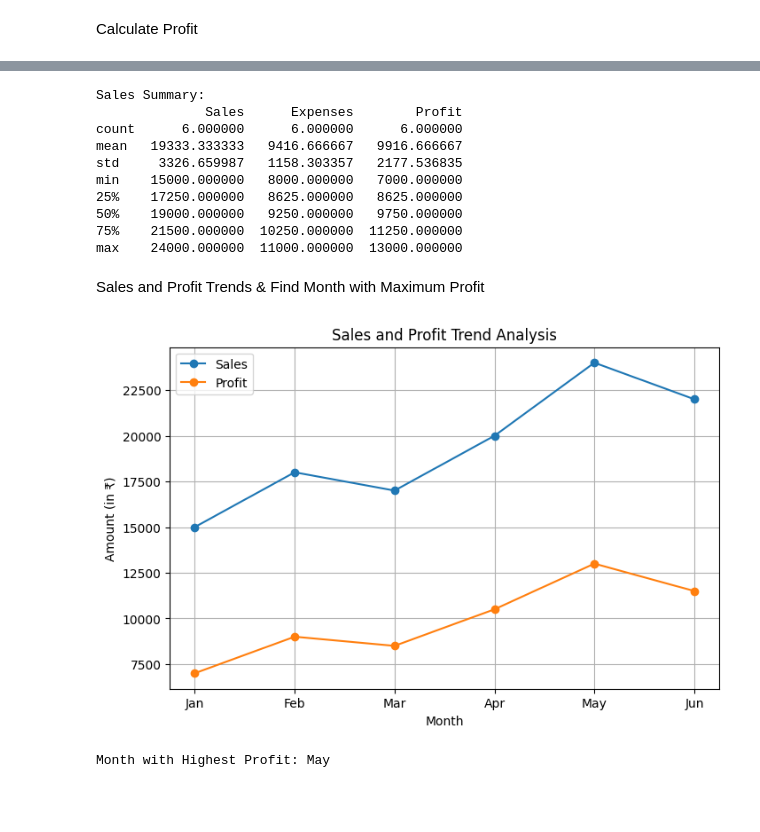
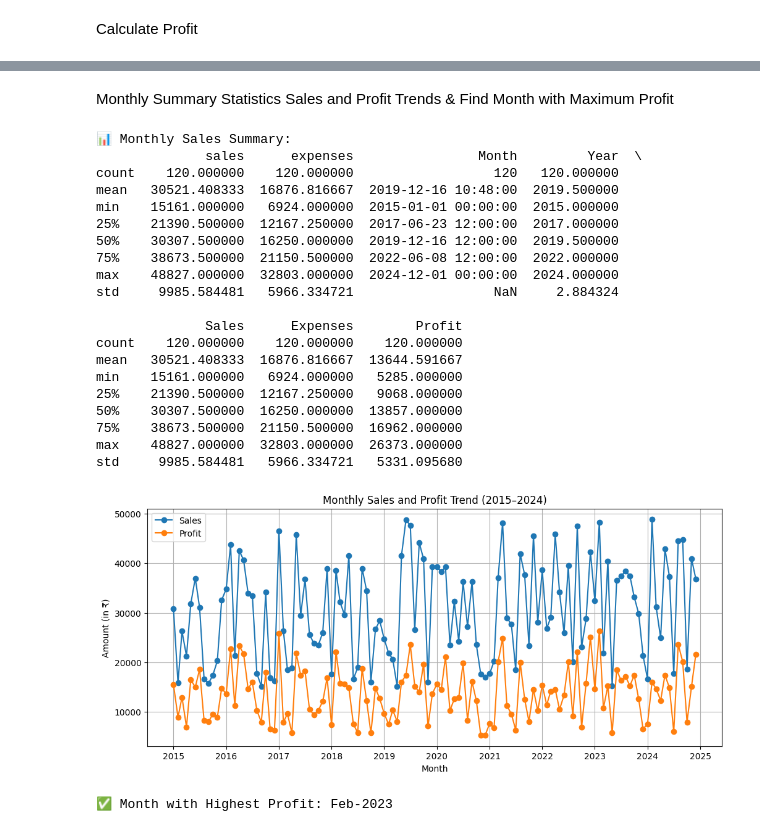
Before and after one commit to jesinthkal/Projects, a Jupyter notebook: Sales_Data_Analysis.ipynb, the cells around one changed output, grey strips where cells are left out. Cells and saved outputs as stored; diff of their text form; code cells hidden in the pictures; blank space fills up the shorter version.

```diff
--- a/Sales_Data_Analysis.ipynb
+++ b/Sales_Data_Analysis.ipynb
@@ -17,0 +8,3 @@ df = pd.DataFrame(data)
+# %%
+url = "https://raw.githubusercontent.com/jesinthkal/bi-analytics-data/refs/heads/main/sales_data_10years.csv"
+df = pd.read_csv(url)
@@ -17,0 +13,22 @@ df = pd.DataFrame(data)
+# %%
+df.columns = df.columns.str.strip().str.lower()
+print("Detected Columns:", df.columns.tolist())
+
+month_col = None
+for col in df.columns:
+    if "month" in col:
+        month_col = col
+        break
+if month_col is None:
+    month_col = df.columns[0]  # fallback: first column
+
+# ✅ Convert Month column to datetime
+df['Month'] = pd.to_datetime(df[month_col], errors='coerce')
+
+# Extract Year + Month Name
+df['Year'] = df['Month'].dt.year
+df['Month_Name'] = df['Month'].dt.strftime('%b')
+
+# Ensure numeric
+df['Sales'] = pd.to_numeric(df['sales'], errors='coerce')
+df['Expenses'] = pd.to_numeric(df['expenses'], errors='coerce')
@@ -24,35 +41,43 @@ To Summary Statistics
-# %%
-
-print("Sales Summary:")
-print(df.describe())
-# %% [output]
-Sales Summary:
-              Sales      Expenses        Profit
-count      6.000000      6.000000      6.000000
-mean   19333.333333   9416.666667   9916.666667
-std     3326.659987   1158.303357   2177.536835
-min    15000.000000   8000.000000   7000.000000
-25%    17250.000000   8625.000000   8625.000000
-50%    19000.000000   9250.000000   9750.000000
-75%    21500.000000  10250.000000  11250.000000
-max    24000.000000  11000.000000  13000.000000
 # %% [markdown]
-Sales and Profit Trends & Find Month with Maximum Profit
+Monthly Summary Statistics Sales and Profit Trends & Find Month with Maximum Profit
 # %%
 
-plt.figure(figsize=(8, 5))
+print("\n📊 Monthly Sales Summary:")
+print(df.describe())
+
+plt.figure(figsize=(12, 5))
 plt.plot(df['Month'], df['Sales'], marker='o', label='Sales')
 plt.plot(df['Month'], df['Profit'], marker='o', label='Profit')
-plt.title('Sales and Profit Trend Analysis')
+plt.title('Monthly Sales and Profit Trend (2015–2024)')
 plt.xlabel('Month')
 plt.ylabel('Amount (in ₹)')
 plt.legend()
 plt.grid(True)
 plt.show()
 
-
-max_profit_month = df.loc[df['Profit'].idxmax(), 'Month']
-print(f"Month with Highest Profit: {max_profit_month}")
+# Max Profit Month
+max_profit_month = df.loc[df['Profit'].idxmax(), 'Month'].strftime('%b-%Y')
+print(f"✅ Month with Highest Profit: {max_profit_month}")
 # %% [output]
+📊 Monthly Sales Summary:
+              sales      expenses                Month         Year  \
+count    120.000000    120.000000                  120   120.000000
+mean   30521.408333  16876.816667  2019-12-16 10:48:00  2019.500000
+min    15161.000000   6924.000000  2015-01-01 00:00:00  2015.000000
+25%    21390.500000  12167.250000  2017-06-23 12:00:00  2017.000000
+50%    30307.500000  16250.000000  2019-12-16 12:00:00  2019.500000
+75%    38673.500000  21150.500000  2022-06-08 12:00:00  2022.000000
+max    48827.000000  32803.000000  2024-12-01 00:00:00  2024.000000
+std     9985.584481   5966.334721                  NaN     2.884324
+
+              Sales      Expenses        Profit
+count    120.000000    120.000000    120.000000
+mean   30521.408333  16876.816667  13644.591667
+min    15161.000000   6924.000000   5285.000000
+25%    21390.500000  12167.250000   9068.000000
+50%    30307.500000  16250.000000  13857.000000
+75%    38673.500000  21150.500000  16962.000000
+max    48827.000000  32803.000000  26373.000000
+std     9985.584481   5966.334721   5331.095680
-[figure, old version]
+[figure, new version]
-Month with Highest Profit: May
+✅ Month with Highest Profit: Feb-2023
```
Also changed, not shown: parts of 8 cells of this notebook.
